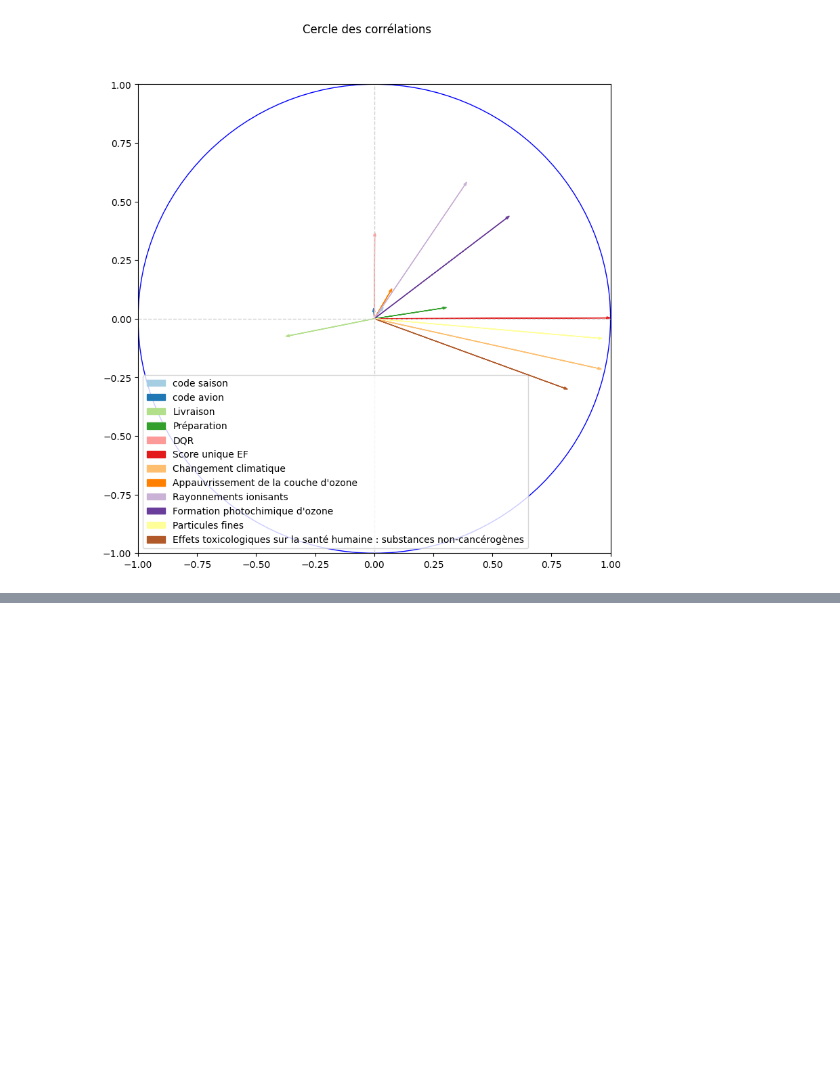
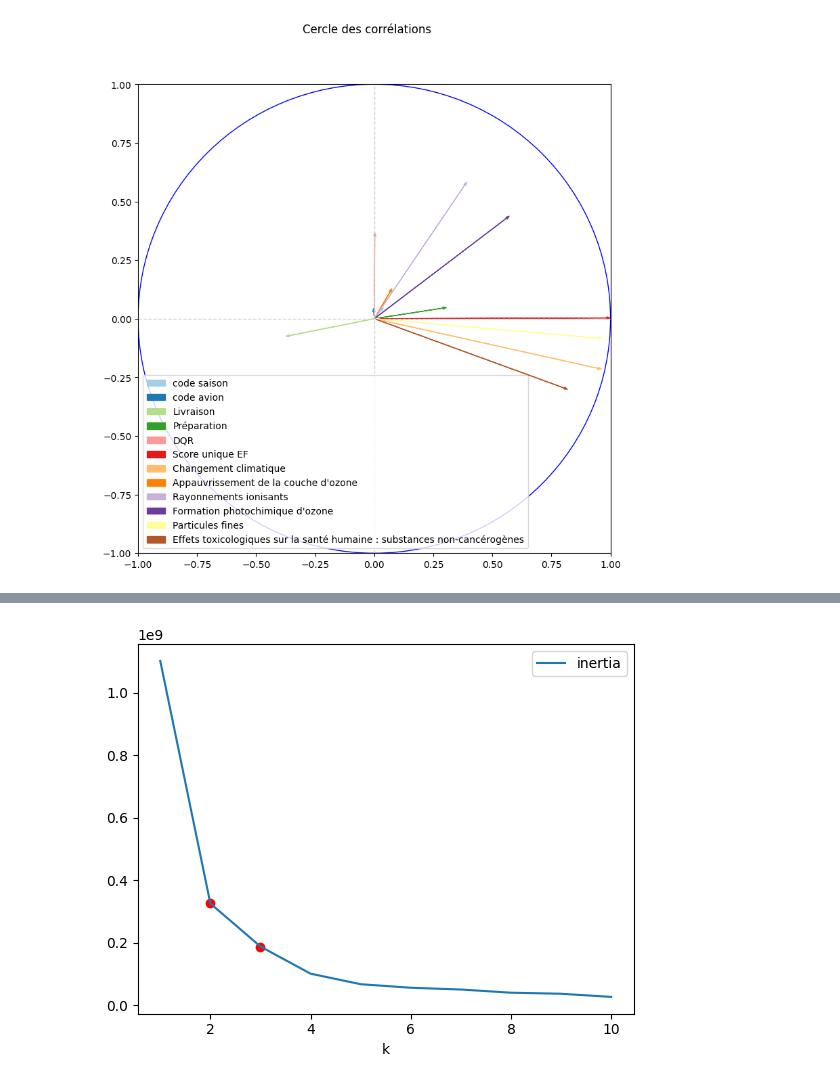
Before and after one commit to antoinebnm/PTS-Data, a Jupyter notebook: goodDatas.ipynb, the cells around one changed output, grey strips where cells are left out. Saved outputs shown, nothing was run; the diff lists cells and outputs as text; code cells hidden in the pictures; blank space fills up the shorter version.

```diff
--- a/goodDatas.ipynb
+++ b/goodDatas.ipynb
@@ -439,0 +547,12 @@ plt.show()
+# %%
+inertia = []
+for k in range(1, 11):
+    kmeans = KMeans(n_clusters = k, init = "random", n_init = 20).fit(db)
+    inertia = inertia + [kmeans.inertia_]
+inertia = pd.DataFrame({"k": range(1, 11), "inertia": inertia})
+inertia.plot.line(x = "k", y = "inertia")
+plt.scatter(2, inertia.query('k == 2')["inertia"], c = "red")
+plt.scatter(3, inertia.query('k == 3')["inertia"], c = "red")
+plt.show()
+# %% [output]
+[figure, added]
```
Also changed, not shown: parts of 7 cells of this notebook.
